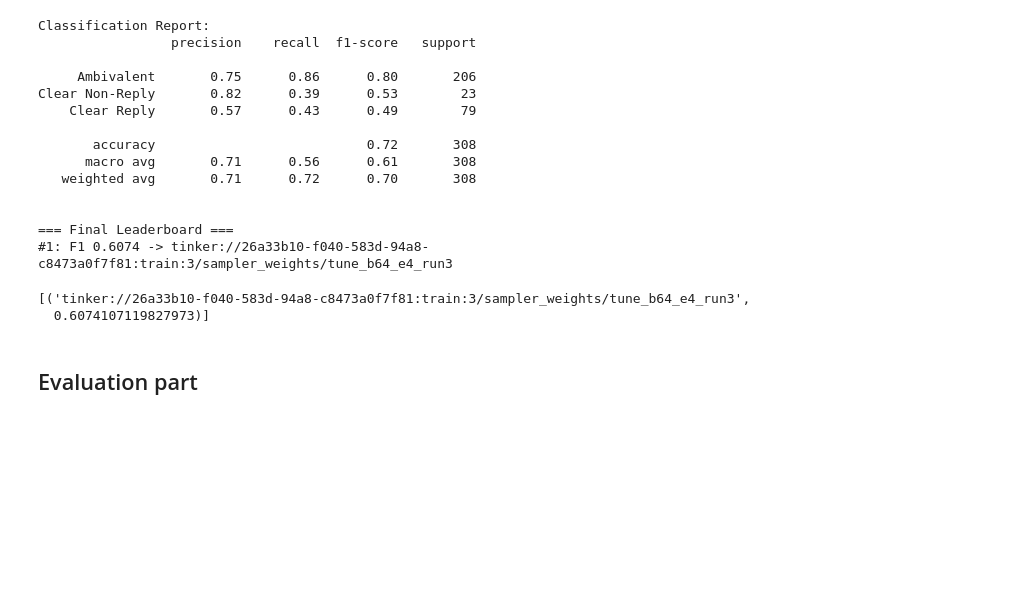
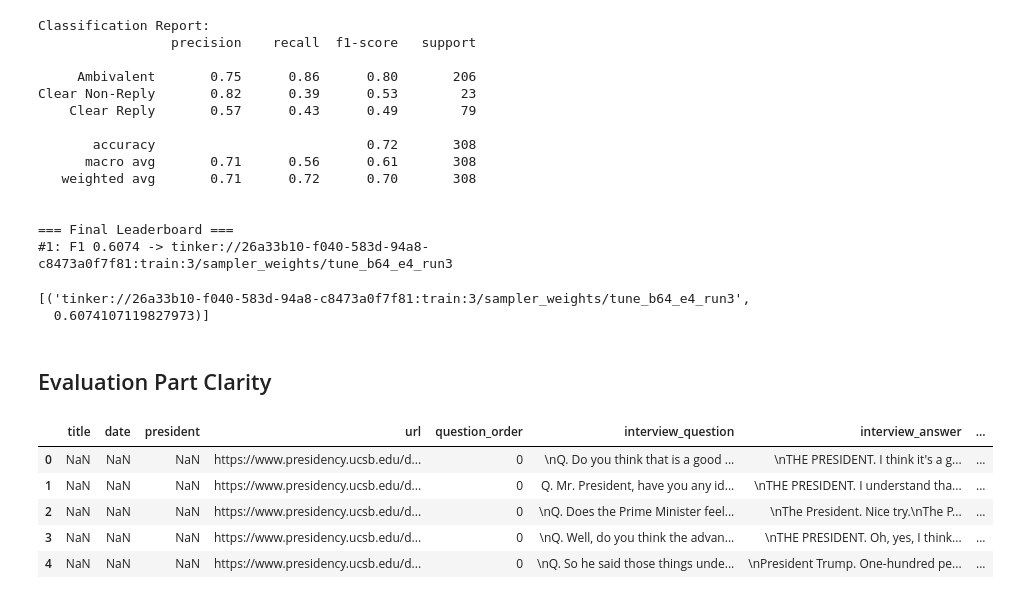
Before and after one commit to Akseldindisyan/CS445_CLARITY_Unmasking-Political-Question-Evasions, a Jupyter notebook: CS445.ipynb, the cells around one changed output. Cells and saved outputs as stored; diff of their text form; code cells hidden in the pictures; blank space fills up the shorter version.

```diff
--- a/CS445.ipynb
+++ b/CS445.ipynb
@@ -4658,4 +4658,4 @@ Clear Non-Reply       0.82      0.39      0.53        23
 [('tinker://26a33b10-f040-583d-94a8-c8473a0f7f81:train:3/sampler_weights/tune_b64_e4_run3',
   0.6074107119827973)]
 # %% [markdown]
-## Evaluation part
+## Evaluation Part Clarity
@@ -4662,4 +4749,13 @@ Clear Non-Reply       0.82      0.39      0.53        23
 # %%
 import pandas as pd
 
 df_evaluation_test = pd.read_csv('clarity_task_evaluation_dataset.csv')
+
+df_evaluation_test.head()
+# %% [output]
+|  | title | date | president | url | question_order | interview_question | interview_answer | ... |
+| 0 | NaN | NaN | NaN | https://www.presidency.ucsb.edu/d... | 0 | \nQ. Do you think that is a good ... | \nTHE PRESIDENT. I think it's a g... | ... |
+| 1 | NaN | NaN | NaN | https://www.presidency.ucsb.edu/d... | 0 | Q. Mr. President, have you any id... | \nTHE PRESIDENT. I understand tha... | ... |
+| 2 | NaN | NaN | NaN | https://www.presidency.ucsb.edu/d... | 0 | \nQ. Does the Prime Minister feel... | \nThe President. Nice try.\nThe P... | ... |
+| 3 | NaN | NaN | NaN | https://www.presidency.ucsb.edu/d... | 0 | \nQ. Well, do you think the advan... | \nTHE PRESIDENT. Oh, yes, I think... | ... |
+| 4 | NaN | NaN | NaN | https://www.presidency.ucsb.edu/d... | 0 | \nQ. So he said those things unde... | \nPresident Trump. One-hundred pe... | ... |
```
Also changed, not shown: parts of 13 cells of this notebook.
